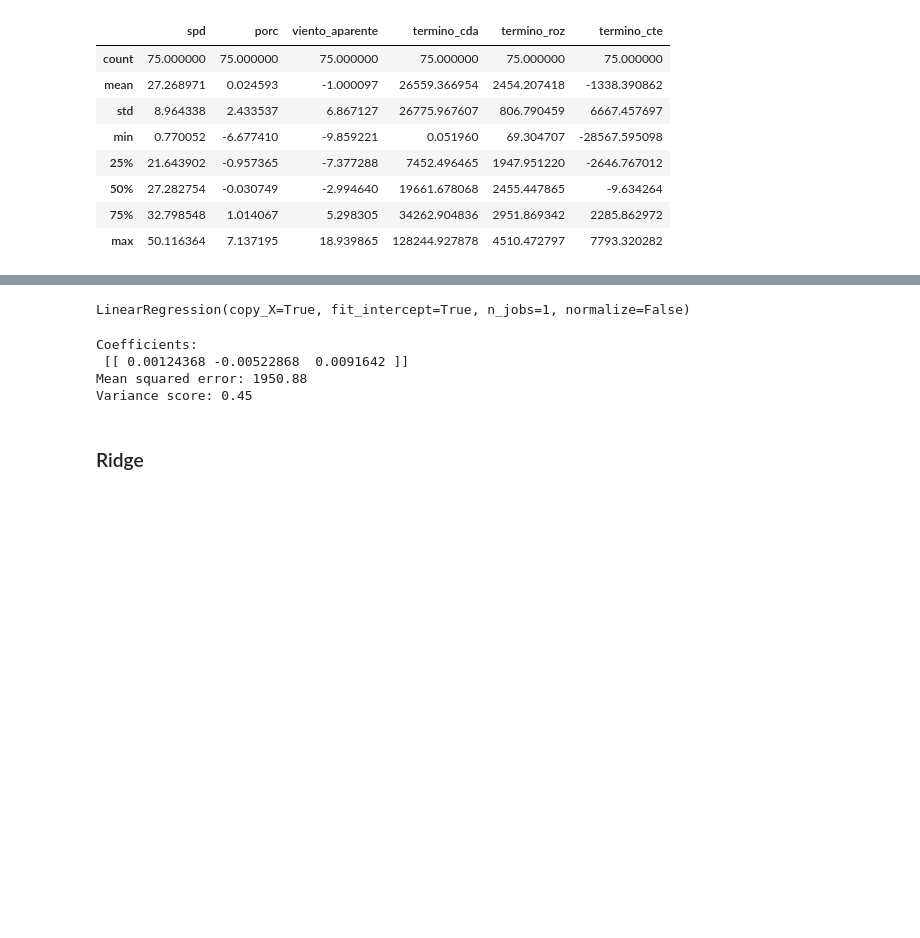
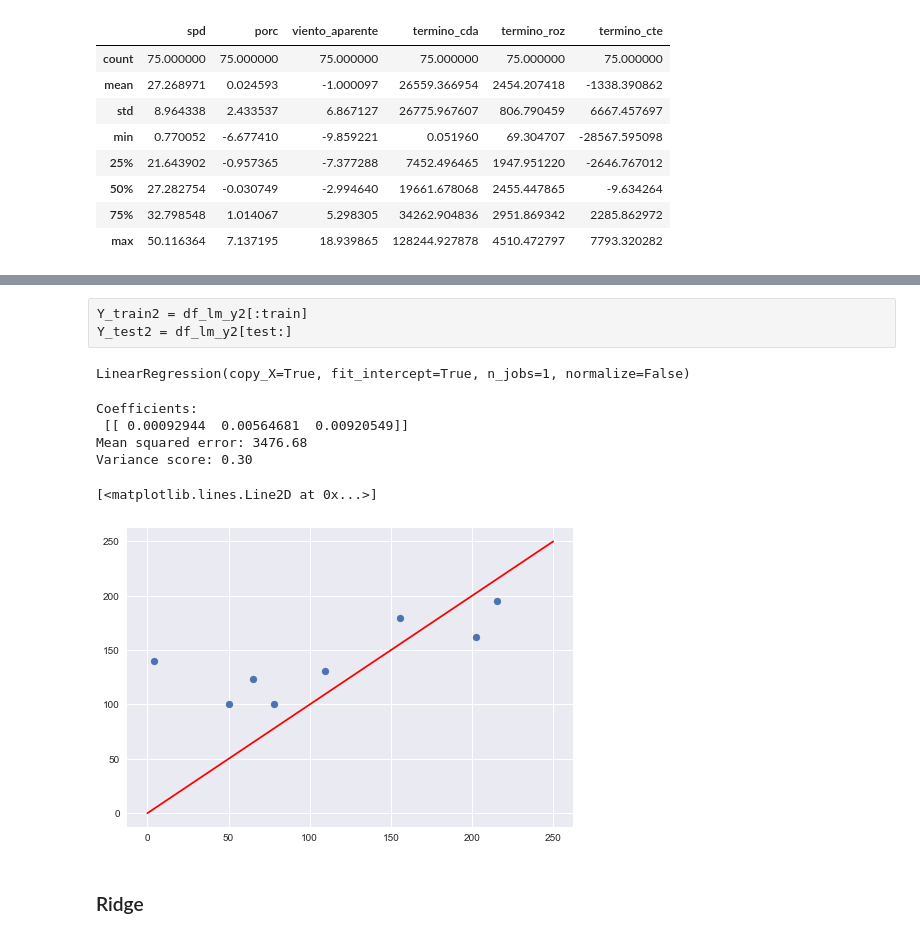
Before and after one commit to davidchepe/IM_KS, a Jupyter notebook: Machine Learning/Regression-Tramos.ipynb, the cells around one changed output, grey strips where cells are left out. Drawn from its saved outputs; the diff is of its cells as text; code cells hidden in the pictures; blank space fills up the shorter version.

```diff
--- a/Machine Learning/Regression-Tramos.ipynb
+++ b/Machine Learning/Regression-Tramos.ipynb
@@ -213,3 +232,8 @@ Y_test2 = df_lm_y2[test:]
+# %% [raw]
+Y_train2 = df_lm_y2[:train]
+Y_test2 = df_lm_y2[test:]
+# %%
+X_train2, X_test2, Y_train2, Y_test2 = train_test_split(df_lm_x2, df_lm_y2, test_size=0.10, random_state=42)
 # %%
 # Create linear regression object
 regr2 = linear_model.LinearRegression()
@@ -231,9 +255,15 @@ print("Mean squared error: %.2f"
 print('Variance score: %.2f' % r2_score(Y_test2, Y_pred2))
 # %% [output]
 Coefficients:
- [[ 0.00124368 -0.00522868  0.0091642 ]]
-Mean squared error: 1950.88
-Variance score: 0.45
+ [[ 0.00092944  0.00564681  0.00920549]]
+Mean squared error: 3476.68
+Variance score: 0.30
+# %%
+plt.scatter(Y_test2, Y_pred2)
+plt.plot( [0,250],[0,250], c="red" )
+# %% [output]
+[<matplotlib.lines.Line2D at 0x...>]
+[figure, added]
 # %% [markdown]
 ### Ridge
 # %%
```
Also changed, not shown: parts of 34 cells of this notebook.
